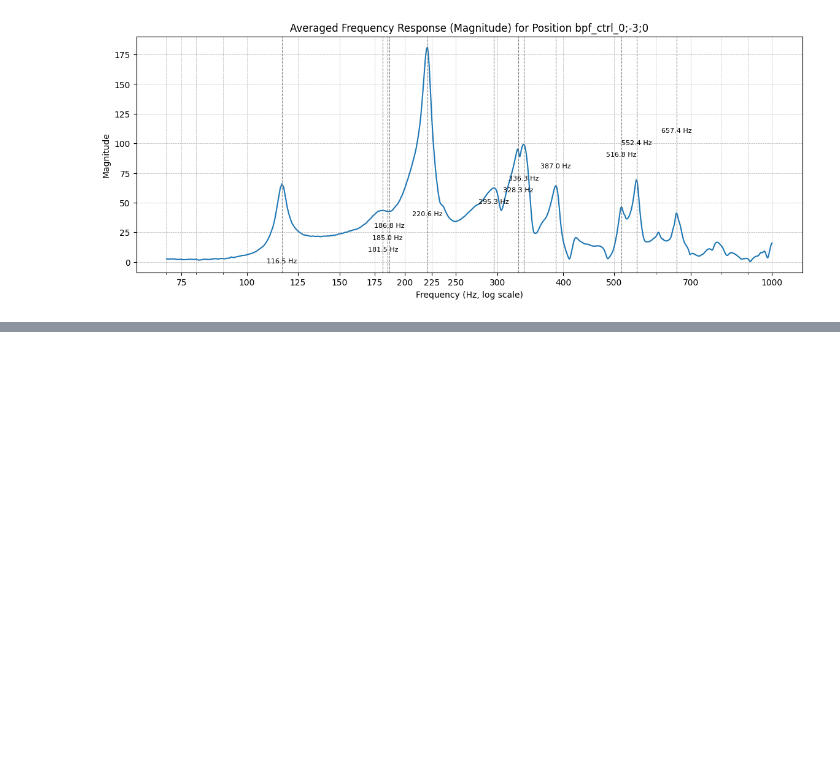
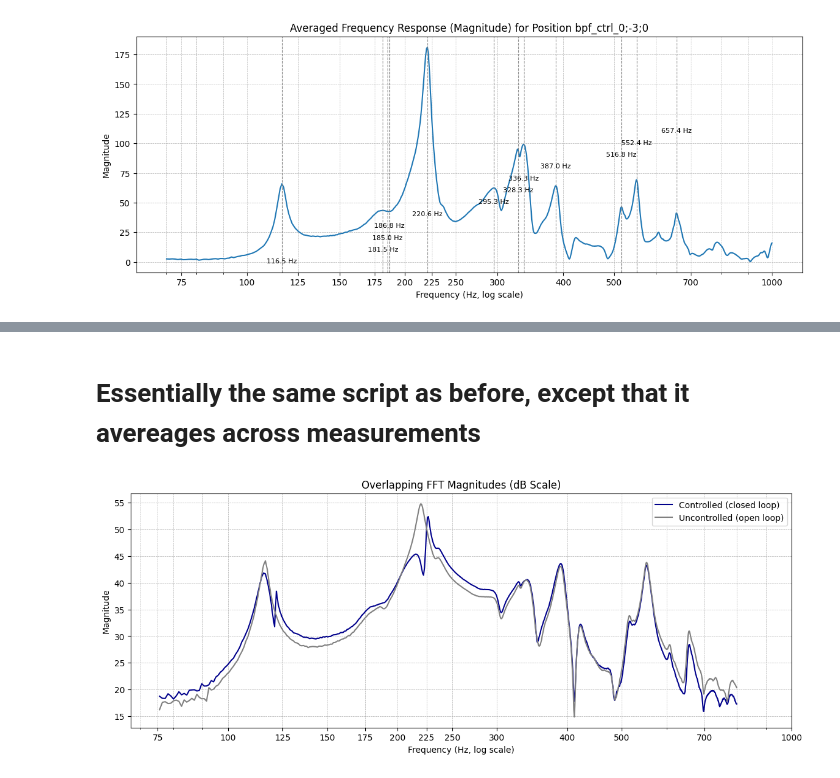
Before and after one commit to moewe-audio/master-thesis-project, a Jupyter notebook: measurements/IR_utility_scripts.ipynb, the cells around one changed output, grey strips where cells are left out. Cells and saved outputs as stored; diff of their text form; code cells hidden in the pictures; blank space fills up the shorter version.

```diff
--- a/measurements/IR_utility_scripts.ipynb
+++ b/measurements/IR_utility_scripts.ipynb
@@ -204,0 +205,51 @@ plt.show()
+# %% [markdown]
+# Essentially the same script as before, except that it avereages across measurements
+# %%
+import numpy as np
+import librosa
+import matplotlib.pyplot as plt
+
+def load_and_normalize(fns, sr=None):
+    ys = []
+    for fn in fns:
+        y, sr = librosa.load(fn, sr=sr)
+        ys.append(y / np.max(np.abs(y)))
+    return ys, sr
+
+ctrl = [f'bpf_ctrl/audio/bpf_ctrl_1;-1;1_{i}.wav' for i in (1,2,3)]
+open_ = [f'bpf_ctrl/audio/bpf_ctrl_off_{i}.wav' for i in (1,2,3)]
+all_fns = ctrl + open_
+
+all_waves, sr = load_and_normalize(all_fns, sr=None)
+N_global = max(len(y) for y in all_waves)
+
+def avg_fft_mag(fns, sr, N):
+    ys, _ = load_and_normalize(fns, sr=sr)
+    ys = [np.pad(y, (0, N-len(y)), 'constant') for y in ys]
+    mags = [np.abs(np.fft.rfft(y)) for y in ys]
+    mean_mag = np.mean(mags, axis=0)
+    return mean_mag
+
+mag_ctrl = avg_fft_mag(ctrl, sr, N_global)
+mag_open = avg_fft_mag(open_, sr, N_global)
+freqs    = np.fft.rfftfreq(N_global, 1/sr)
+
+mask = (freqs > 75) & (freqs <= 800)
+f    = freqs[mask]
+c_db = 20*np.log10(mag_ctrl[mask] + 1e-10)
+o_db = 20*np.log10(mag_open[mask] + 1e-10)
+
+plt.figure(figsize=(14,5))
+plt.plot(f, c_db,  label='Controlled (closed loop)',   color='darkblue')
+plt.plot(f, o_db,  label='Uncontrolled (open loop)', color='gray')
+plt.xscale('log')
+plt.title("Overlapping FFT Magnitudes (dB Scale)")
+plt.xlabel("Frequency (Hz, log scale)")
+plt.ylabel("Magnitude")
+plt.grid(True, which="both", ls="--", lw=0.5)
+plt.legend()
+plt.xticks([75,100,125,150,175,200,225,250,300,400,500,700,1000],
+           [75,100,125,150,175,200,225,250,300,400,500,700,1000])
+plt.show()
+# %% [output]
+[figure, added]
```
Also changed, not shown: parts of 4 cells of this notebook, 1 other file.
